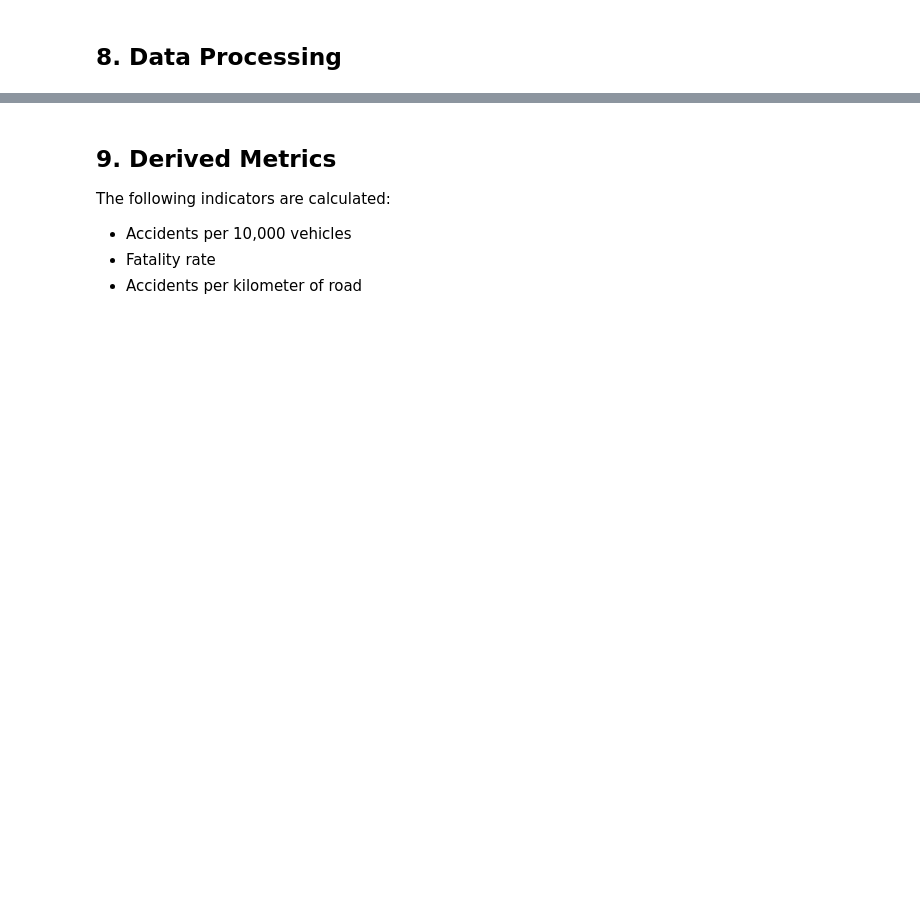
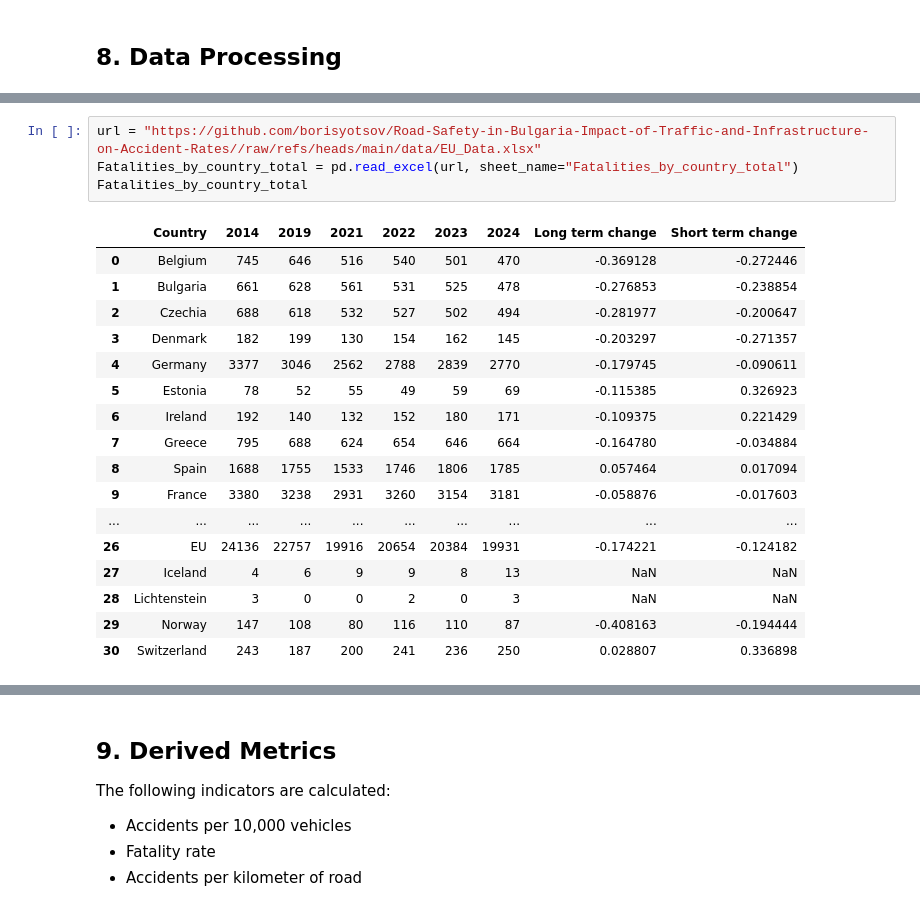
Before and after one commit to borisyotsov/Road-Safety-in-Bulgaria-Impact-of-Traffic-and-Infrastructure-on-Accident-Rates, a Jupyter notebook: Road_Safety_Project.ipynb, the cells around one changed output, grey strips where cells are left out. Saved outputs shown, nothing was run; the diff lists cells and outputs as text; blank space fills up the shorter version.

Commit message:
read all Data in 8. Data Processing

```diff
--- a/Road_Safety_Project.ipynb
+++ b/Road_Safety_Project.ipynb
@@ -160,0 +228,22 @@ import matplotlib.pyplot as plt
+# %%
+url = "https://github.com/borisyotsov/Road-Safety-in-Bulgaria-Impact-of-Traffic-and-Infrastructure-on-Accident-Rates//raw/refs/heads/main/data/EU_Data.xlsx"
+Fatalities_by_country_total = pd.read_excel(url, sheet_name="Fatalities_by_country_total")
+Fatalities_by_country_total
+# %% [output]
+|  | Country | 2014 | 2019 | 2021 | 2022 | 2023 | 2024 | Long term change | Short term change |
+| 0 | Belgium | 745 | 646 | 516 | 540 | 501 | 470 | -0.369128 | -0.272446 |
+| 1 | Bulgaria | 661 | 628 | 561 | 531 | 525 | 478 | -0.276853 | -0.238854 |
+| 2 | Czechia | 688 | 618 | 532 | 527 | 502 | 494 | -0.281977 | -0.200647 |
+| 3 | Denmark | 182 | 199 | 130 | 154 | 162 | 145 | -0.203297 | -0.271357 |
+| 4 | Germany | 3377 | 3046 | 2562 | 2788 | 2839 | 2770 | -0.179745 | -0.090611 |
+| 5 | Estonia | 78 | 52 | 55 | 49 | 59 | 69 | -0.115385 | 0.326923 |
+| 6 | Ireland | 192 | 140 | 132 | 152 | 180 | 171 | -0.109375 | 0.221429 |
+| 7 | Greece | 795 | 688 | 624 | 654 | 646 | 664 | -0.164780 | -0.034884 |
+| 8 | Spain | 1688 | 1755 | 1533 | 1746 | 1806 | 1785 | 0.057464 | 0.017094 |
+| 9 | France | 3380 | 3238 | 2931 | 3260 | 3154 | 3181 | -0.058876 | -0.017603 |
+| ... | ... | ... | ... | ... | ... | ... | ... | ... | ... |
+| 26 | EU | 24136 | 22757 | 19916 | 20654 | 20384 | 19931 | -0.174221 | -0.124182 |
+| 27 | Iceland | 4 | 6 | 9 | 9 | 8 | 13 | NaN | NaN |
+| 28 | Lichtenstein | 3 | 0 | 0 | 2 | 0 | 3 | NaN | NaN |
+| 29 | Norway | 147 | 108 | 80 | 116 | 110 | 87 | -0.408163 | -0.194444 |
+| 30 | Switzerland | 243 | 187 | 200 | 241 | 236 | 250 | 0.028807 | 0.336898 |
```
Also changed, not shown: parts of 11 cells of this notebook.
